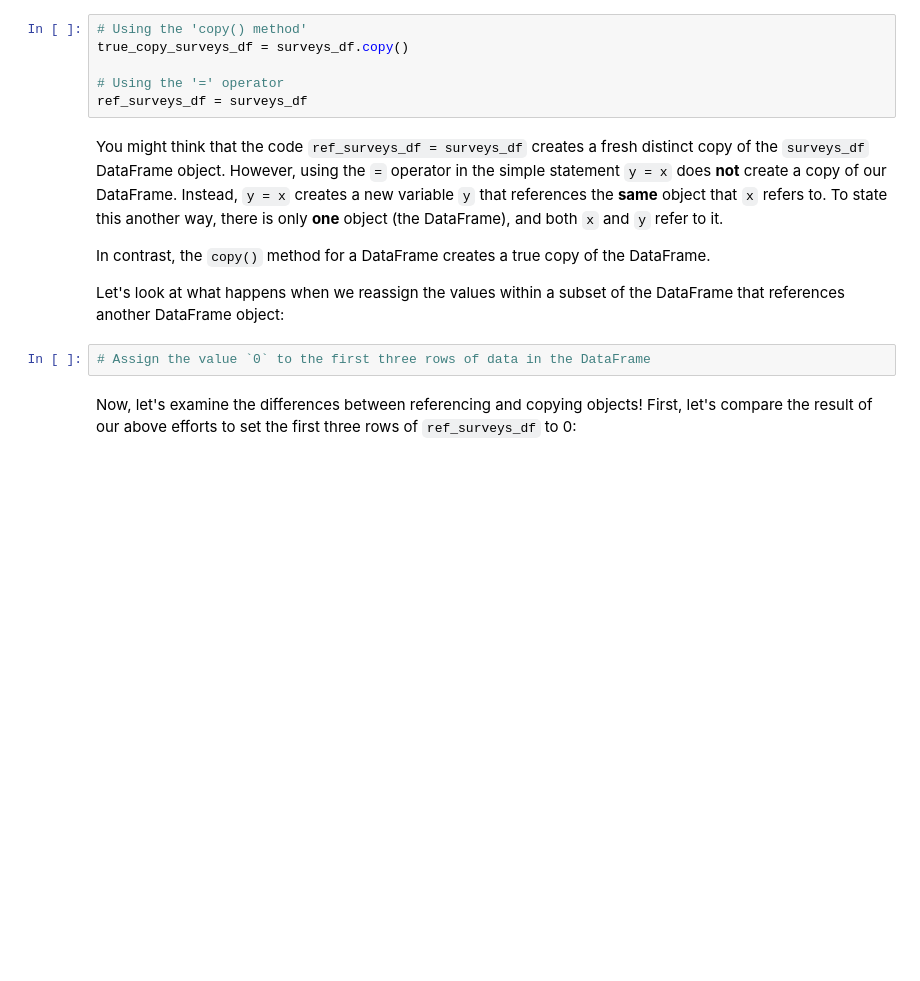
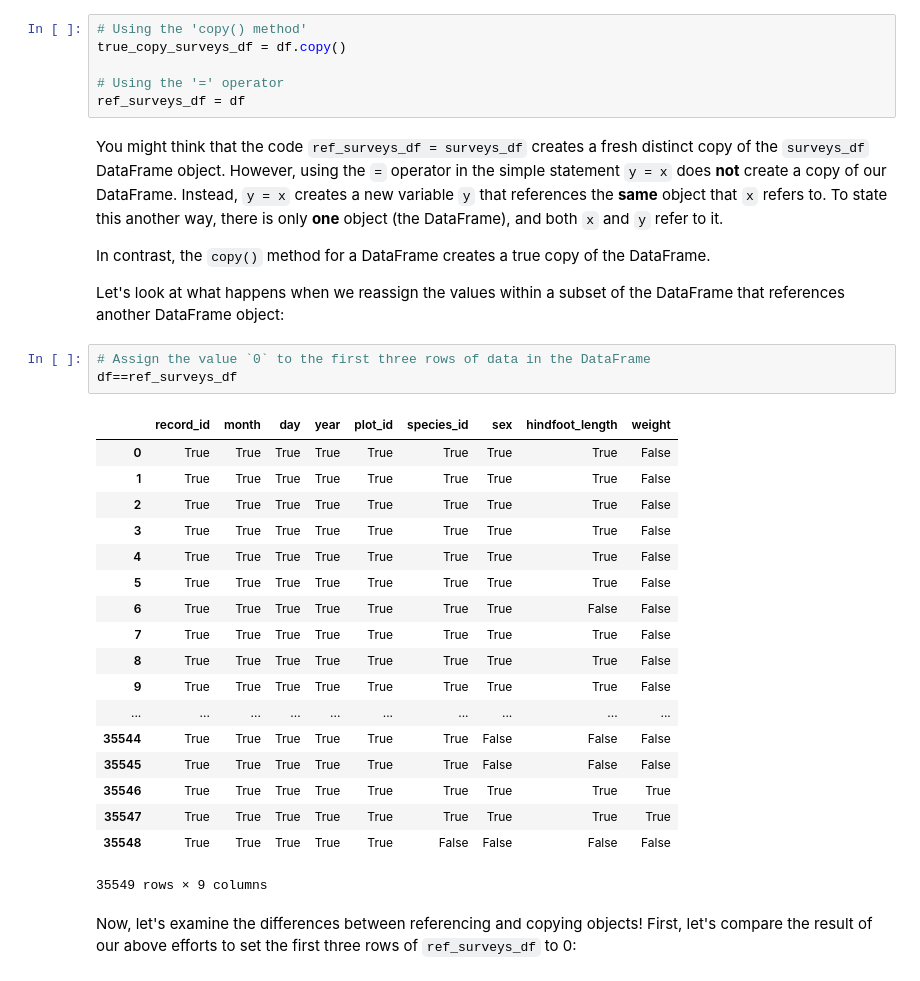
Before and after one commit to GT-IDEaS/Bootcamp2019, a Jupyter notebook: Day02/Afternoon_Session2/Python-for-Ecologists.ipynb, the cells around one changed output. Cells and saved outputs as stored; diff of their text form; blank space fills up the shorter version.

```diff
--- a/Day02/Afternoon_Session2/Python-for-Ecologists.ipynb
+++ b/Day02/Afternoon_Session2/Python-for-Ecologists.ipynb
@@ -498,10 +621,10 @@ copying objects and the concept of referencing objects in Python.
 Let's start with an example:
 # %%
 # Using the 'copy() method'
-true_copy_surveys_df = surveys_df.copy()
+true_copy_surveys_df = df.copy()
 
 # Using the '=' operator
-ref_surveys_df = surveys_df
+ref_surveys_df = df
 # %% [markdown]
 You might think that the code `ref_surveys_df = surveys_df` creates a fresh
 distinct copy of the `surveys_df` DataFrame object. However, using the `=`
@@ -517,6 +640,26 @@ Let's look at what happens when we reassign the values within a subset of the
 DataFrame that references another DataFrame object:
 # %%
 # Assign the value `0` to the first three rows of data in the DataFrame
+df==ref_surveys_df
+# %% [output]
+|  | record_id | month | day | year | plot_id | species_id | sex | hindfoot_length | weight |
+| 0 | True | True | True | True | True | True | True | True | False |
+| 1 | True | True | True | True | True | True | True | True | False |
+| 2 | True | True | True | True | True | True | True | True | False |
+| 3 | True | True | True | True | True | True | True | True | False |
+| 4 | True | True | True | True | True | True | True | True | False |
+| 5 | True | True | True | True | True | True | True | True | False |
+| 6 | True | True | True | True | True | True | True | False | False |
+| 7 | True | True | True | True | True | True | True | True | False |
+| 8 | True | True | True | True | True | True | True | True | False |
+| 9 | True | True | True | True | True | True | True | True | False |
+| ... | ... | ... | ... | ... | ... | ... | ... | ... | ... |
+| 35544 | True | True | True | True | True | True | False | False | False |
+| 35545 | True | True | True | True | True | True | False | False | False |
+| 35546 | True | True | True | True | True | True | True | True | True |
+| 35547 | True | True | True | True | True | True | True | True | True |
+| 35548 | True | True | True | True | True | False | False | False | False |
+35549 rows × 9 columns
 # %% [markdown]
 Now, let's examine the differences between referencing and copying objects! First, let's compare
 the result of our above efforts to set the first three rows of `ref_surveys_df` to 0:
```
Also changed, not shown: parts of 22 cells of this notebook.
